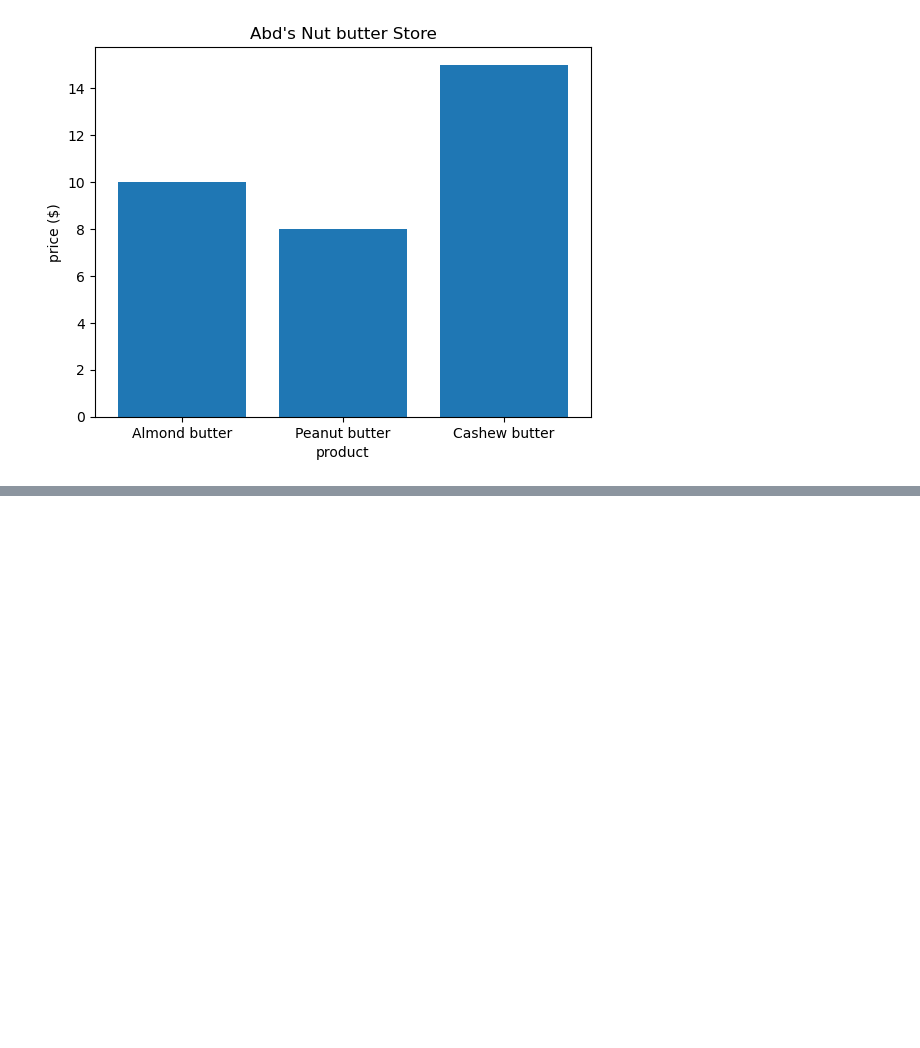
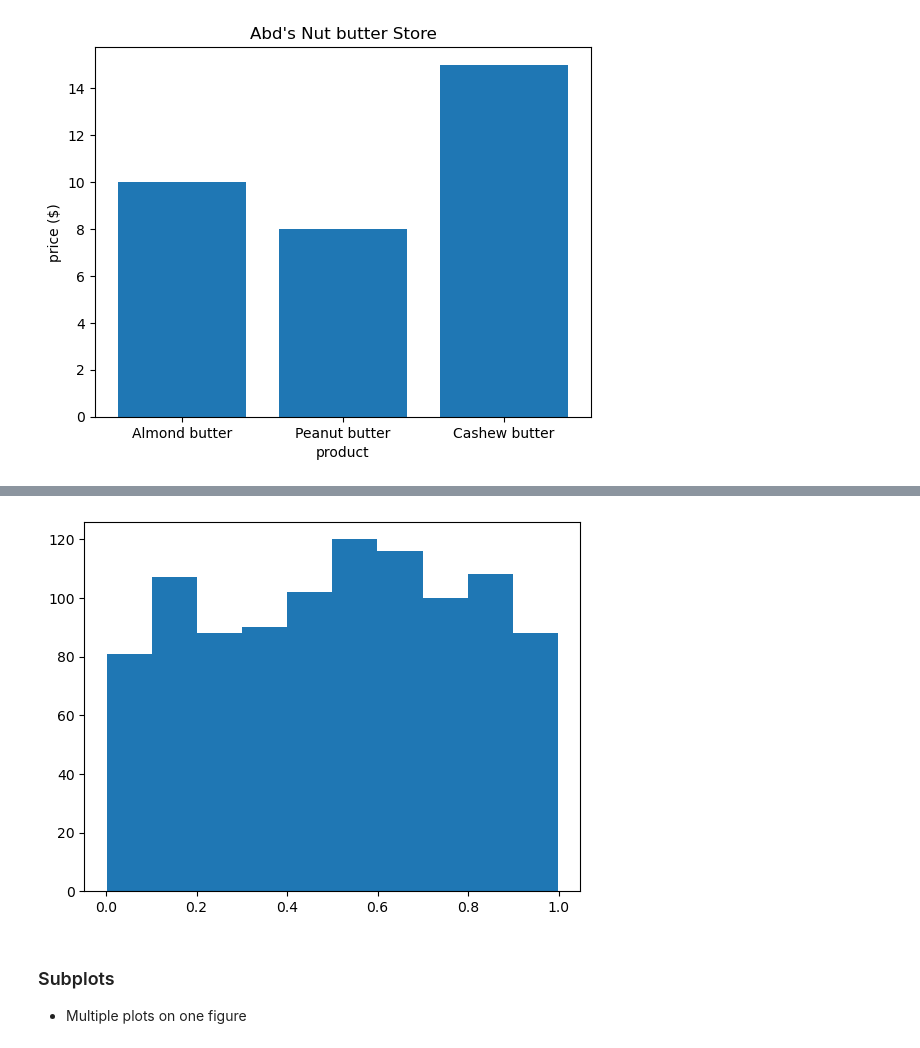
Before and after one commit to abdelaziz-lounes/simple_project, a Jupyter notebook: introduction to matplotLib.ipynb, the cells around one changed output, grey strips where cells are left out. Drawn from its saved outputs; the diff is of its cells as text; code cells hidden in the pictures; blank space fills up the shorter version.

```diff
--- a/introduction to matplotLib.ipynb
+++ b/introduction to matplotLib.ipynb
@@ -222,0 +233,11 @@ TypeError: unhashable type: 'dict_keys'
+# %%
+x = np.random.random(1000) # random data from random distribution
+
+fig, ax = plt.subplots()
+ax.hist(x);
+# %% [output]
+[figure, added]
+# %% [markdown]
+### Subplots
+
+* Multiple plots on one figure
```
Also changed, not shown: parts of 4 cells of this notebook.
